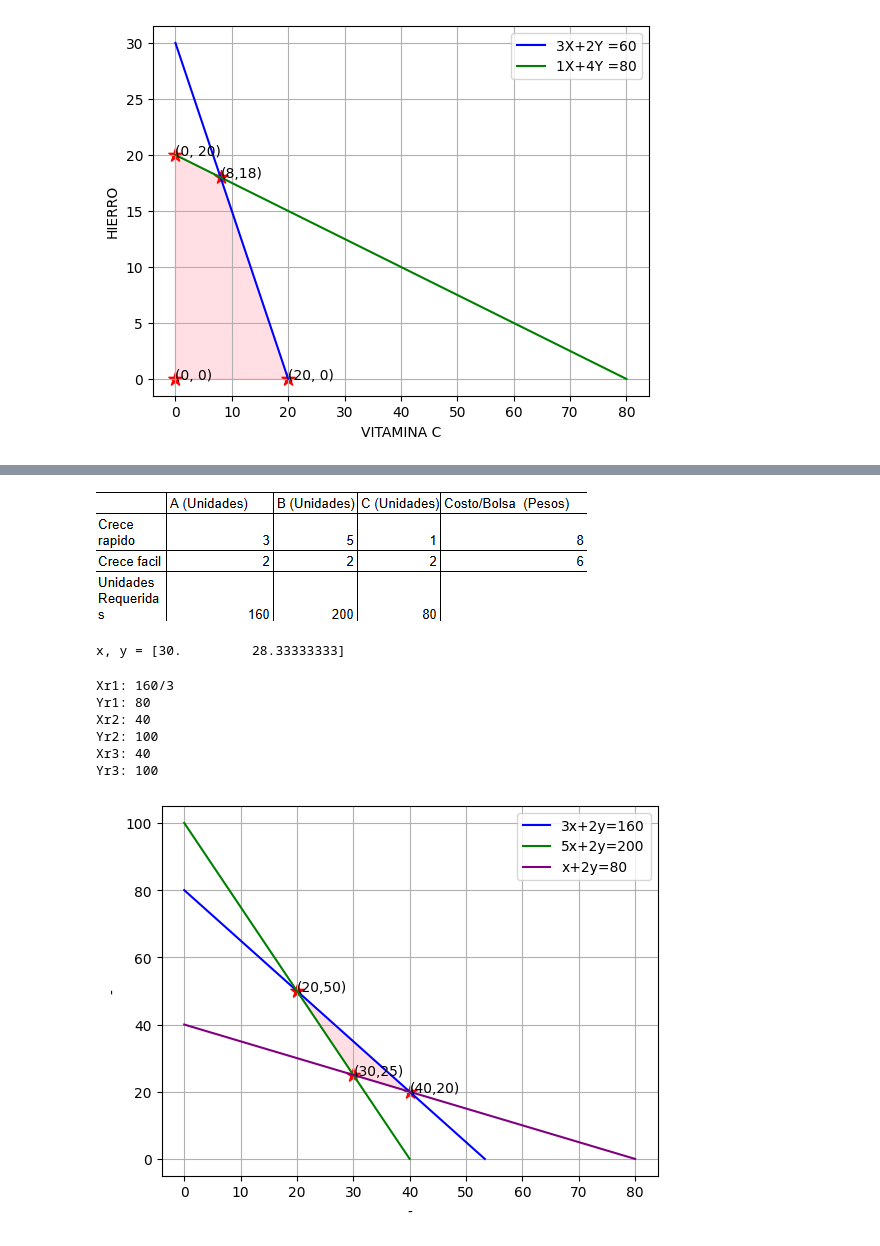
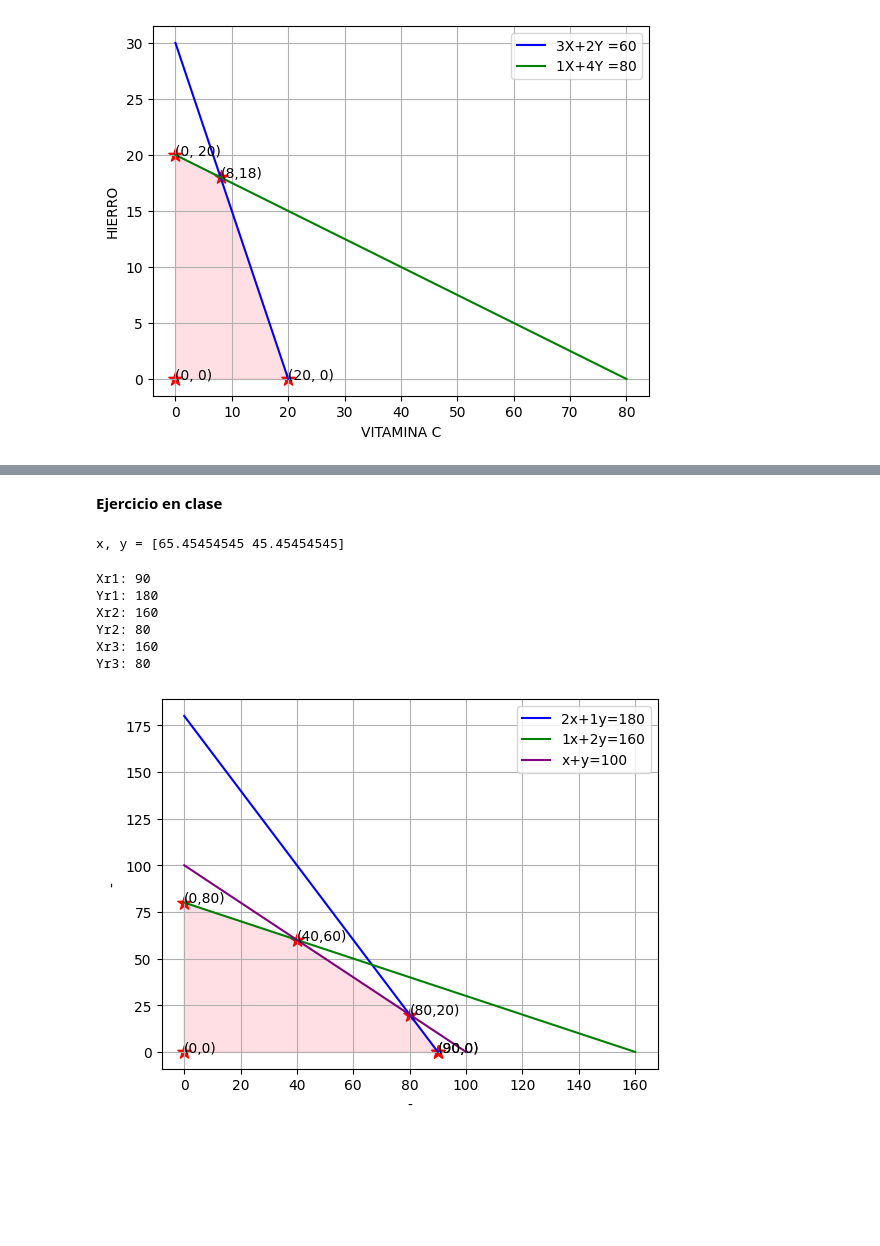
Before and after one commit to rebeca07-pedrozo/P.L.N, a Jupyter notebook: Copia_de_p_l_n.ipynb, the cells around one changed output, grey strips where cells are left out. Drawn from its saved outputs; the diff is of its cells as text; code cells hidden in the pictures; blank space fills up the shorter version.

Commit message:
Ejercicio 28/08

```diff
--- a/Copia_de_p_l_n.ipynb
+++ b/Copia_de_p_l_n.ipynb
@@ -689,19 +675,19 @@ Yr2: 20
-# %% [markdown]
-![image.png](embedded-picture-1)
+# %% [markdown]
+**Ejercicio en clase**
 # %%
-A = np.array([[3, 2],
-              [5, 2],
-              [1, 2]])
-B = np.array([160, 200, 80])
+A = np.array([[2, 1],
+              [1, 2],
+              [1, 1]])
+B = np.array([180, 160, 100])
 
 XY, residuals, rank, s = np.linalg.lstsq(A, B, rcond=None)
 print("x, y =", XY)
 # %% [output]
-x, y = [30.         28.33333333]
+x, y = [65.45454545 45.45454545]
 # %%
 #Encontrar X y Y en R1
 Xr1, Yr1 = sp.symbols('X Y')
-ecuacion = sp.Eq(3*Xr1 + 2*Yr1, 160)
+ecuacion = sp.Eq(2*Xr1 + 1*Yr1, 180)
 HallarY = sp.solve(ecuacion, Xr1)[0]
 HallarX = sp.solve(ecuacion, Yr1)[0]
 print("Xr1:",(HallarY.subs(Yr1, 0)))
@@ -712,54 +698,65 @@ y_val1 = HallarX.subs(Xr1, 0)
 
 #Encontrar X y Y en R2
 Xr2, Yr2 = sp.symbols('X Y')
-ecuacion = sp.Eq(5*Xr2 + 2*Yr2, 200)
+ecuacion = sp.Eq(1*Xr2 + 2*Yr2, 160)
 HallarY2 = sp.solve(ecuacion, Xr2)[0]
 HallarX2 = sp.solve(ecuacion, Yr2)[0]
 print("Xr2:",(HallarY2.subs(Yr2, 0)))
 print("Yr2:",(HallarX2.subs(Xr2, 0)))
 x_val2 = HallarY2.subs(Yr2, 0)
 y_val2 = HallarX2.subs(Xr2, 0)
 
 
 #Encontrar X y Y en R3
 Xr3, Yr3 = sp.symbols('X Y')
-ecuacion = sp.Eq(1*Xr3 + 2*Yr3, 80)
+ecuacion = sp.Eq(1*Xr3 + 1*Yr3, 100)
 HallarY3 = sp.solve(ecuacion, Xr3)[0]
 HallarX3 = sp.solve(ecuacion, Yr3)[0]
 print("Xr3:",(HallarY2.subs(Yr3, 0)))
 print("Yr3:",(HallarX2.subs(Xr3, 0)))
 x_val3 = HallarY3.subs(Yr3, 0)
 y_val3 = HallarX3.subs(Xr3, 0)
 
 #Graficamos poligono de region factible
-plt.plot([x_val1, 0], [0,y_val1], color='blue', label="3x+2y=160")
-plt.plot([x_val2, 0], [0,y_val2], color='green', label="5x+2y=200")
-plt.plot([x_val3, 0], [0,y_val3], color='purple', label="x+2y=80")
-V1 = [30, 25]
-V2 = [20, 50]
-V3 = [40, 20]
 
-x_coords = [V1[0], V2[0], V3[0], V1[0]]
-y_coords = [V1[1], V2[1], V3[1], V1[1]]
+plt.plot([x_val1, 0], [0, y_val1], color='blue', label="2x+1y=180")
+plt.plot([x_val2, 0], [0, y_val2], color='green', label="1x+2y=160")
+plt.plot([x_val3, 0], [0, y_val3], color='purple', label="x+y=100")
+
+V1 = [90, 0]
+V2 = [0, 80]
+V3 = [40, 60]
+V4 = [80, 20]
+V5 = [0, 0]
+
+x_coords = [V5[0], V1[0], V4[0], V3[0], V2[0], V5[0]]
+y_coords = [V5[1], V1[1], V4[1], V3[1], V2[1], V5[1]]
+
 
 plt.fill(x_coords, y_coords, color='pink', alpha=0.5)
-plt.annotate("(40,20)", V3)
+plt.annotate("(40,60)", V3)
 plt.scatter(V3[0], V3[1], color='red', marker='*', s=100)
-plt.annotate("(30,25)", V1)
+plt.annotate("(90,0)", V1)
 plt.scatter(V1[0], V1[1], color='red', marker='*', s=100)
-plt.annotate("(20,50)", V2)
+plt.annotate("(80,20)", V4)
+plt.scatter(V4[0], V4[1], color='red', marker='*', s=100)
+plt.annotate("(90,0)", V1)
+plt.scatter(V1[0], V1[1], color='red', marker='*', s=100)
+plt.annotate("(0,80)", V2)
 plt.scatter(V2[0], V2[1], color='red', marker='*', s=100)
+plt.annotate("(0,0)", V5)
+plt.scatter(V5[0], V5[1], color='red', marker='*', s=100)
 
 plt.grid(True)
 plt.xlabel("-")
 plt.ylabel("-")
 plt.legend()
 plt.show()
 # %% [output]
-Xr1: 160/3
-Yr1: 80
-Xr2: 40
-Yr2: 100
-Xr3: 40
-Yr3: 100
+Xr1: 90
+Yr1: 180
+Xr2: 160
+Yr2: 80
+Xr3: 160
+Yr3: 80
-[figure, old version]
+[figure, new version]
```
Also changed, not shown: parts of 2 cells of this notebook.
